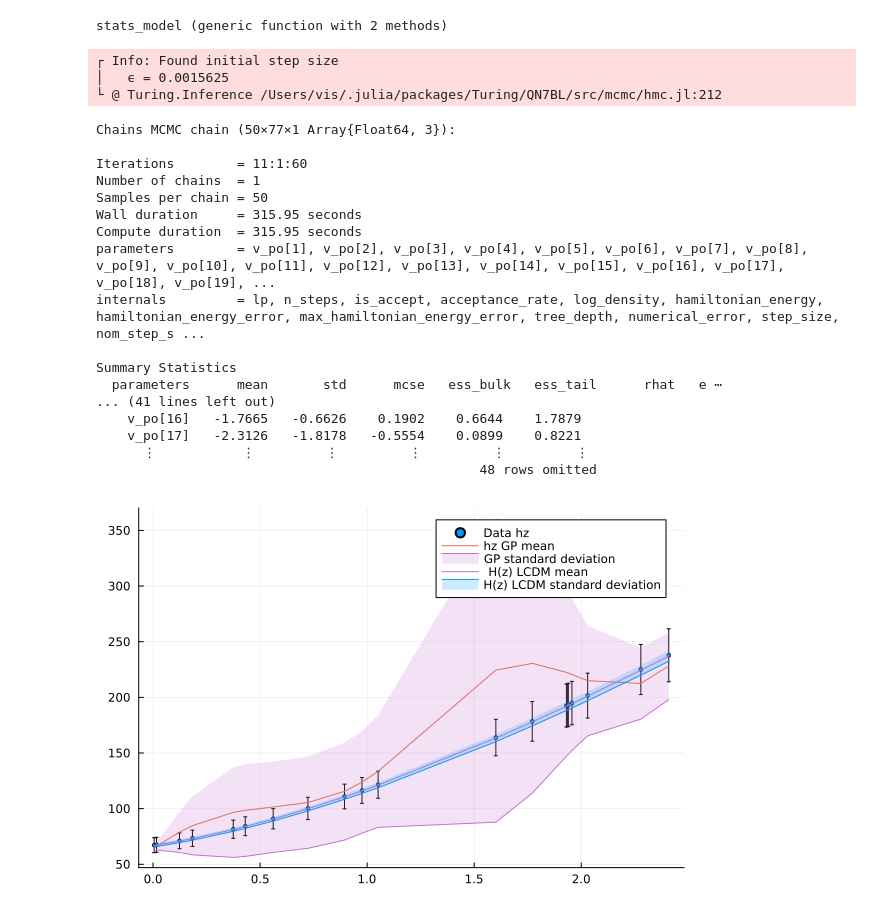
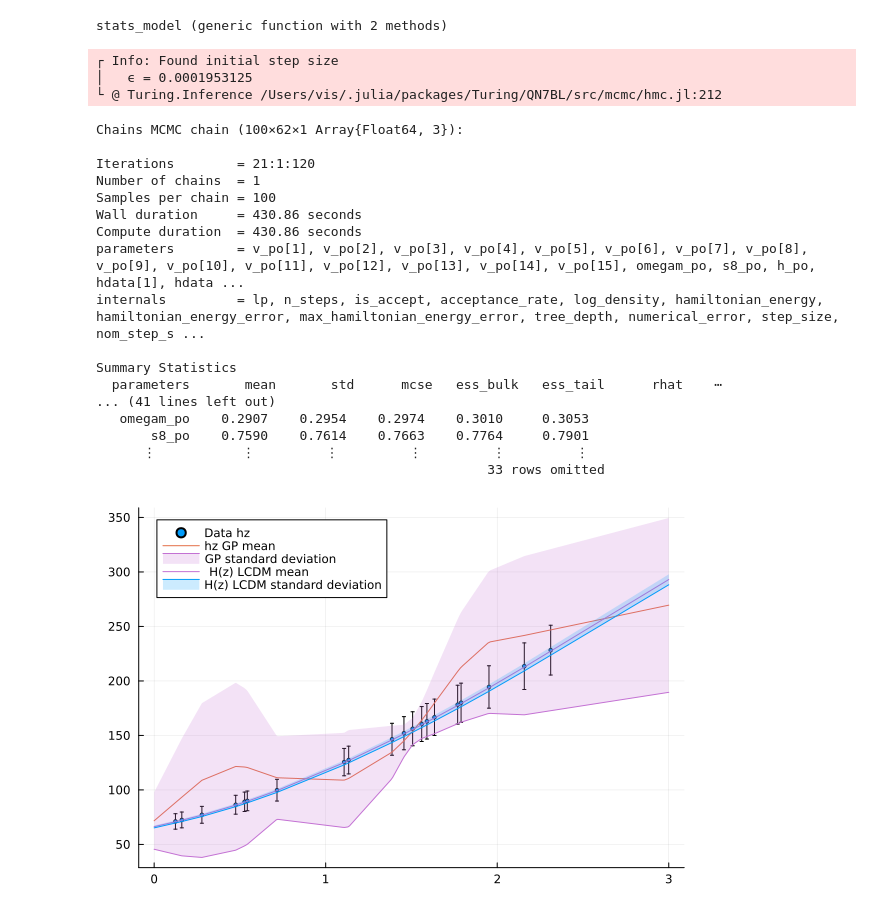
Before and after one commit to JaimeRZP/wb_gp, a Jupyter notebook: Tanvi/LCDM_GP_comparison.ipynb, the cells around one changed output. Cells and saved outputs as stored; diff of their text form; code cells hidden in the pictures.

```diff
--- a/Tanvi/LCDM_GP_comparison.ipynb
+++ b/Tanvi/LCDM_GP_comparison.ipynb
@@ -210,3 +210,13 @@ fs8data_lcdm = group(chain_LCDM, :fs8_theory).value.data[:,:,1];
 hz_lcdm_m, hz_lcdm_s = mean(hdata_lcdm, dims=1), std(hdata_lcdm, dims=1);
 dm_lcdm_m, dm_lcdm_s = mean(chidata_lcdm, dims=1), std(chidata_lcdm, dims=1);
 fs8_lcdm_m, fs8_lcdm_s = mean(fs8data_lcdm, dims=1), std(fs8data_lcdm, dims=1);
+# %%
+# mean integration array
+lcdm_hz_itp_m = LinearInterpolation(fakedatahz.z, vec(hz_lcdm_m), extrapolation_bc=Line());
+lcdm_dm_itp_m = LinearInterpolation(fakedatadm.z, vec(dm_lcdm_m), extrapolation_bc=Line());
+lcdm_fs8_itp_m = LinearInterpolation(fakedatafs8.z, vec(fs8_lcdm_m), extrapolation_bc=Line());
+
+# standard deviation integration array
+lcdm_hz_itp_s = LinearInterpolation(fakedatahz.z, vec(hz_lcdm_s), extrapolation_bc=Line());
+lcdm_dm_itp_s = LinearInterpolation(fakedatadm.z, vec(dm_lcdm_s), extrapolation_bc=Line());
+lcdm_fs8_itp_s = LinearInterpolation(fakedatafs8.z, vec(fs8_lcdm_s), extrapolation_bc=Line());
@@ -359,28 +374,28 @@ end
 # %% [output]
 stats_model (generic function with 2 methods)
 # %%
-chain_gp = sample(stats_model(data_obs), NUTS(10, 0.65), 50)
+chain_gp = sample(stats_model(data_obs), NUTS(20, 0.65), 100)
 # %% [output]
 ┌ Info: Found initial step size
-│   ϵ = 0.0015625
+│   ϵ = 0.0001953125
 └ @ Turing.Inference /Users/vis/.julia/packages/Turing/QN7BL/src/mcmc/hmc.jl:212
-Chains MCMC chain (50×77×1 Array{Float64, 3}):
+Chains MCMC chain (100×62×1 Array{Float64, 3}):
 
-Iterations        = 11:1:60
+Iterations        = 21:1:120
 Number of chains  = 1
-Samples per chain = 50
-Wall duration     = 315.95 seconds
-Compute duration  = 315.95 seconds
-parameters        = v_po[1], v_po[2], v_po[3], v_po[4], v_po[5], v_po[6], v_po[7], v_po[8], v_po[9], v_po[10], v_po[11], v_po[12], v_po[13], v_po[14], v_po[15], v_po[16], v_po[17], v_po[18], v_po[19], ...
+Samples per chain = 100
+Wall duration     = 430.86 seconds
+Compute duration  = 430.86 seconds
+parameters        = v_po[1], v_po[2], v_po[3], v_po[4], v_po[5], v_po[6], v_po[7], v_po[8], v_po[9], v_po[10], v_po[11], v_po[12], v_po[13], v_po[14], v_po[15], omegam_po, s8_po, h_po, hdata[1], hdata ...
 internals         = lp, n_steps, is_accept, acceptance_rate, log_density, hamiltonian_energy, hamiltonian_energy_error, max_hamiltonian_energy_error, tree_depth, numerical_error, step_size, nom_step_s ...
 
 Summary Statistics
-  parameters      mean       std      mcse   ess_bulk   ess_tail      rhat   e ⋯
+  parameters       mean       std      mcse   ess_bulk   ess_tail      rhat    ⋯
 ... (41 lines left out)
-    v_po[16]   -1.7665   -0.6626    0.1902    0.6644    1.7879
-    v_po[17]   -2.3126   -1.8178   -0.5554    0.0899    0.8221
+   omegam_po    0.2907    0.2954    0.2974    0.3010     0.3053
+       s8_po    0.7590    0.7614    0.7663    0.7764     0.7901
       ⋮           ⋮         ⋮         ⋮         ⋮         ⋮
-                                                 48 rows omitted
+                                                  33 rows omitted
 # %%
 hdata_p = group(chain_gp, :hdata).value.data[:,:,1];
 chidata_p =  group(chain_gp, :chidata).value.data[:,:,1];
@@ -393,14 +408,24 @@ s8_p = group(chain_gp, :s8_po).value.data[:, :, 1];
 hpmean, hps = mean(hdata_p, dims=1), std(hdata_p, dims=1);
 chipmean, chips = mean(chidata_p, dims=1), std(chidata_p, dims=1);
 fs8pmean, fs8ps = mean(fs8data_p, dims=1), std(fs8data_p, dims=1);
+# %%
+# mean integration array
+gp_hz_itp_m = LinearInterpolation(fakedatahz.z, vec(hpmean), extrapolation_bc=Line());
+gp_dm_itp_m = LinearInterpolation(fakedatadm.z, vec(chipmean), extrapolation_bc=Line());
+gp_fs8_itp_m = LinearInterpolation(fakedatafs8.z, vec(fs8pmean), extrapolation_bc=Line());
+
+# standard deviation integration array
+gp_hz_itp_s = LinearInterpolation(fakedatahz.z, vec(hps), extrapolation_bc=Line());
+gp_dm_itp_s = LinearInterpolation(fakedatadm.z, vec(chips), extrapolation_bc=Line());
+gp_fs8_itp_s = LinearInterpolation(fakedatafs8.z, vec(fs8ps), extrapolation_bc=Line());
 # %%
 plot(fakedatahz.z, fakedatahz.data, yerr=hz_err, label="Data hz", ms=2, seriestype=:scatter)
-plot!(fakedatahz.z, vec(hpmean), label="hz GP mean")
-plot!(fakedatahz.z, vec(hpmean .- hps),  fillrange = vec(hpmean .+ hps), fillalpha=0.2, c=4, label="GP standard deviation")
-plot!(fakedatahz.z, vec(hz_lcdm_m), label=" H(z) LCDM mean")
-plot!(fakedatahz.z, vec(hz_lcdm_m .- hz_lcdm_s),  fillrange = vec(hz_lcdm_m .+ hz_lcdm_s), fillalpha=0.2, c=1, label="H(z) LCDM standard deviation")
+plot!(z_integ, gp_hz_itp_m(z_integ), label="hz GP mean")
+plot!(z_integ, gp_hz_itp_m(z_integ) .- gp_hz_itp_s(z_integ),  fillrange = gp_hz_itp_m(z_integ) .+ gp_hz_itp_s(z_integ), fillalpha=0.2, c=4, label="GP standard deviation")
+plot!(z_integ, lcdm_hz_itp_m(z_integ), label=" H(z) LCDM mean")
+plot!(z_integ, lcdm_hz_itp_m(z_integ) .- lcdm_hz_itp_s(z_integ),  fillrange = lcdm_hz_itp_m(z_integ) .+ lcdm_hz_itp_s(z_integ), fillalpha=0.2, c=1, label="H(z) LCDM standard deviation")
 # %% [output]
-[figure, old version]
+[figure, new version]
 # %%
 plot(fakedatadm.z, fakedatadm.data, yerr=dm_err, label="Data chi", ms=2, seriestype=:scatter)
 plot!(fakedatadm.z, vec(chipmean), label="chi GP mean")
```
Also changed, not shown: parts of 13 cells of this notebook.
